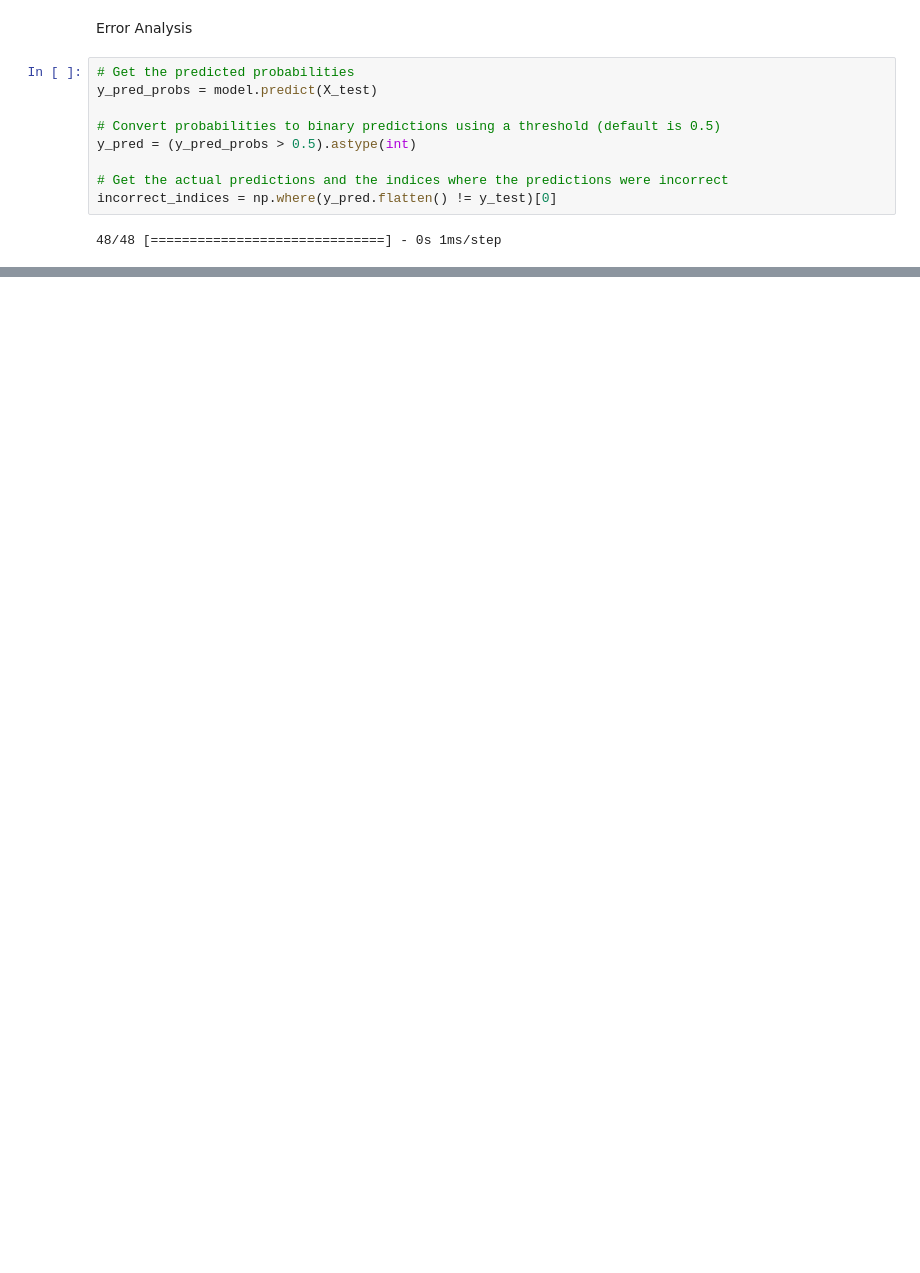
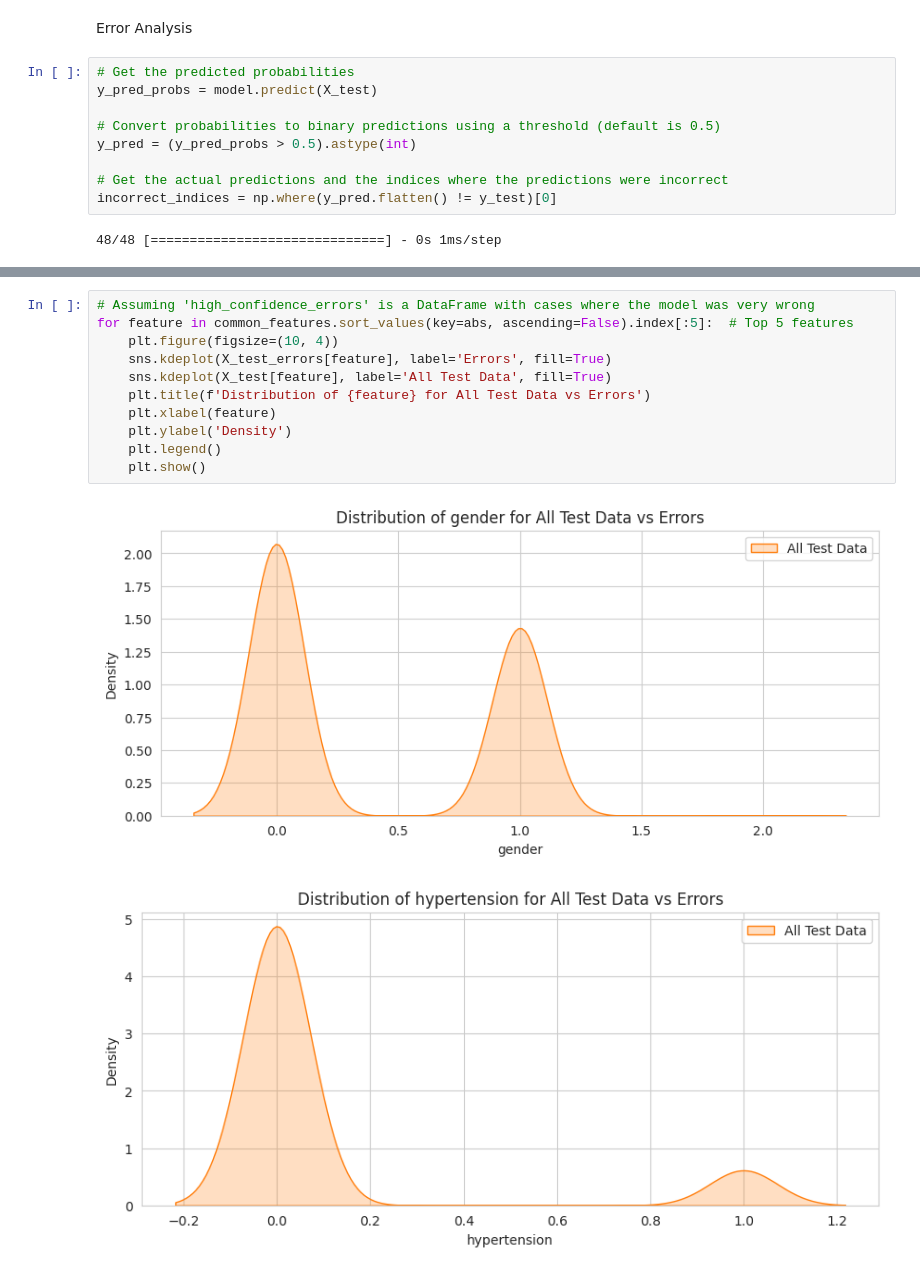
Before and after one commit to jkranyak/Project_2, a Jupyter notebook: Stroke Prediction Project with DNN and Interface.ipynb, the cells around one changed output, grey strips where cells are left out. Saved outputs shown, nothing was run; the diff lists cells and outputs as text; blank space fills up the shorter version.

```diff
--- a/Stroke Prediction Project with DNN and Interface.ipynb
+++ b/Stroke Prediction Project with DNN and Interface.ipynb
@@ -1388,0 +1590,14 @@ common_features = X_test_errors.mean() - X_test.mean()
+# %%
+# Assuming 'high_confidence_errors' is a DataFrame with cases where the model was very wrong
+for feature in common_features.sort_values(key=abs, ascending=False).index[:5]:  # Top 5 features
+    plt.figure(figsize=(10, 4))
+    sns.kdeplot(X_test_errors[feature], label='Errors', fill=True)
+    sns.kdeplot(X_test[feature], label='All Test Data', fill=True)
+    plt.title(f'Distribution of {feature} for All Test Data vs Errors')
+    plt.xlabel(feature)
+    plt.ylabel('Density')
+    plt.legend()
+    plt.show()
+# %% [output]
+[figure, added]
+[figure, added]
```
Also changed, not shown: parts of 57 cells of this notebook.
